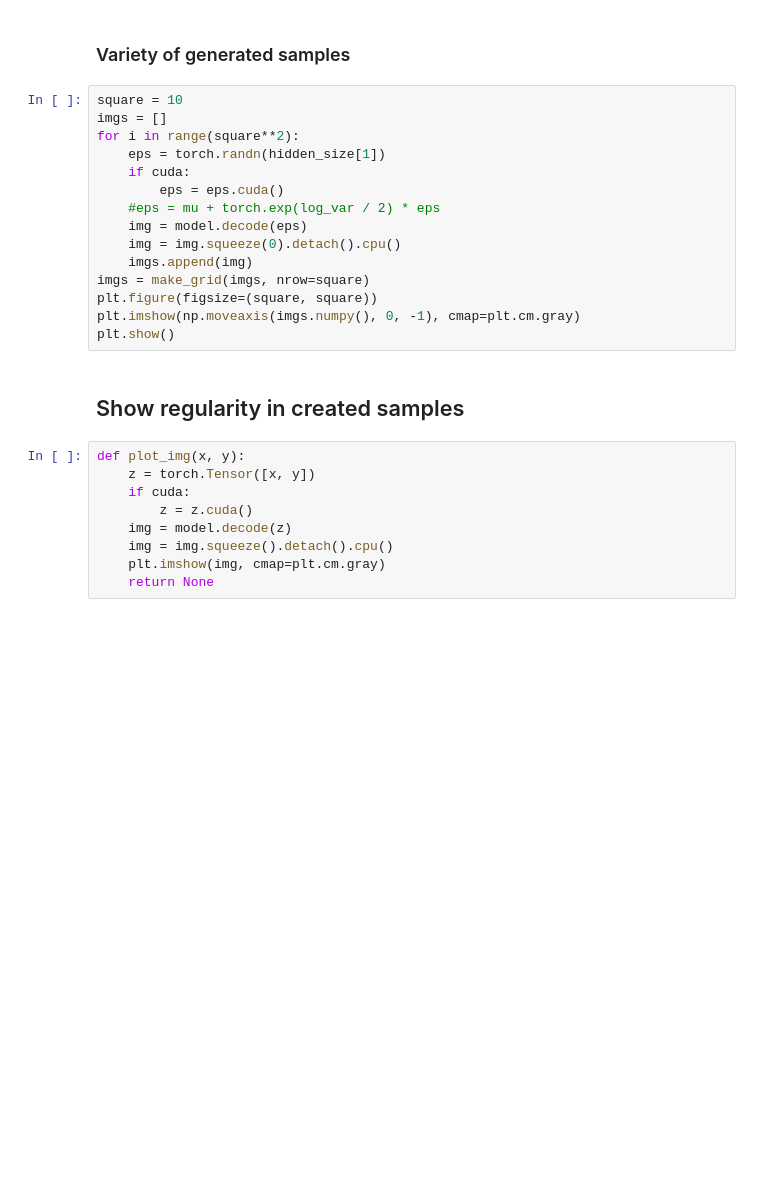
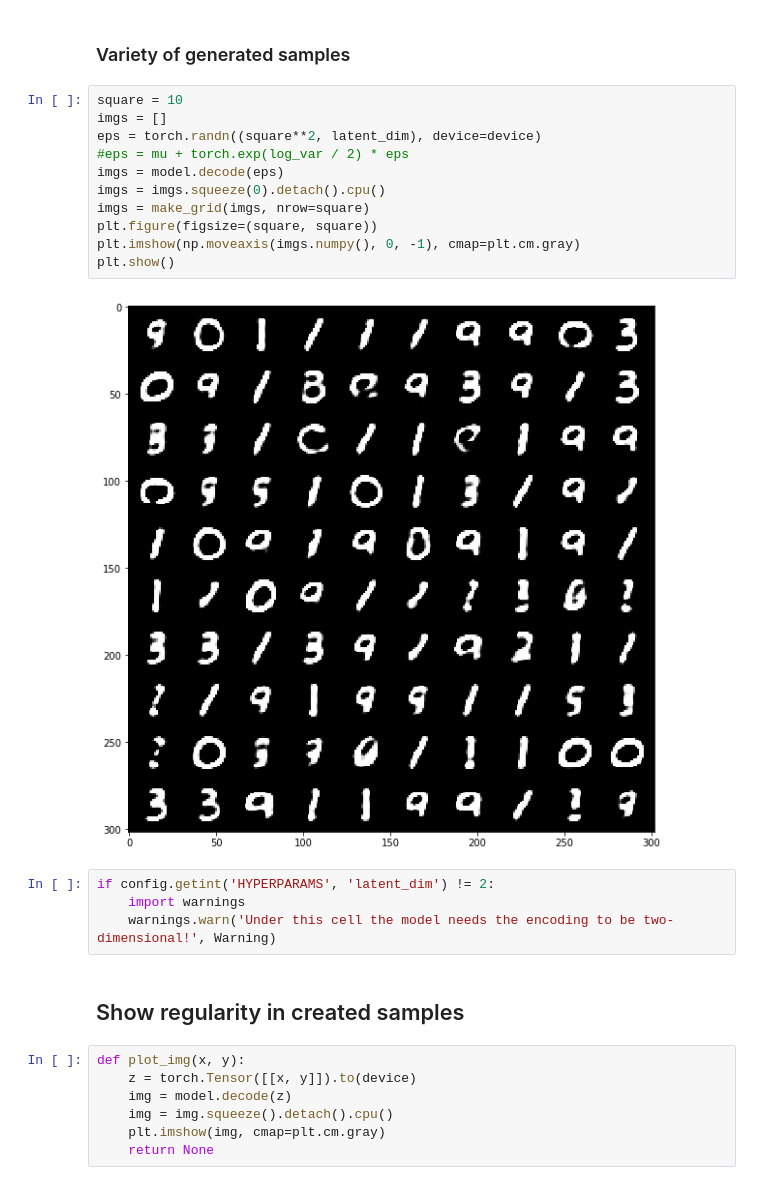
Before and after one commit to a1302z/GenerativeModels, a Jupyter notebook: eval_tools/VAE.ipynb, the cells around one changed output. Drawn from its saved outputs; the diff is of its cells as text; blank space fills up the shorter version.

```diff
--- a/eval_tools/VAE.ipynb
+++ b/eval_tools/VAE.ipynb
@@ -65,25 +79,25 @@ plt.show()
 # %%
 square = 10
 imgs = []
-for i in range(square**2):
-    eps = torch.randn(hidden_size[1])
-    if cuda:
-        eps = eps.cuda()
-    #eps = mu + torch.exp(log_var / 2) * eps
-    img = model.decode(eps)
-    img = img.squeeze(0).detach().cpu()
-    imgs.append(img)
+eps = torch.randn((square**2, latent_dim), device=device)
+#eps = mu + torch.exp(log_var / 2) * eps
+imgs = model.decode(eps)
+imgs = imgs.squeeze(0).detach().cpu()
 imgs = make_grid(imgs, nrow=square)
 plt.figure(figsize=(square, square))
 plt.imshow(np.moveaxis(imgs.numpy(), 0, -1), cmap=plt.cm.gray)
 plt.show()
+# %% [output]
+[figure, added]
+# %%
+if config.getint('HYPERPARAMS', 'latent_dim') != 2:
+    import warnings
+    warnings.warn('Under this cell the model needs the encoding to be two-dimensional!', Warning)
 # %% [markdown]
 ## Show regularity in created samples
 # %%
 def plot_img(x, y):
-    z = torch.Tensor([x, y])
-    if cuda:
-        z = z.cuda()
+    z = torch.Tensor([[x, y]]).to(device)
     img = model.decode(z)
     img = img.squeeze().detach().cpu()
     plt.imshow(img, cmap=plt.cm.gray)
```
Also changed, not shown: parts of 8 cells of this notebook, 23 other files.
